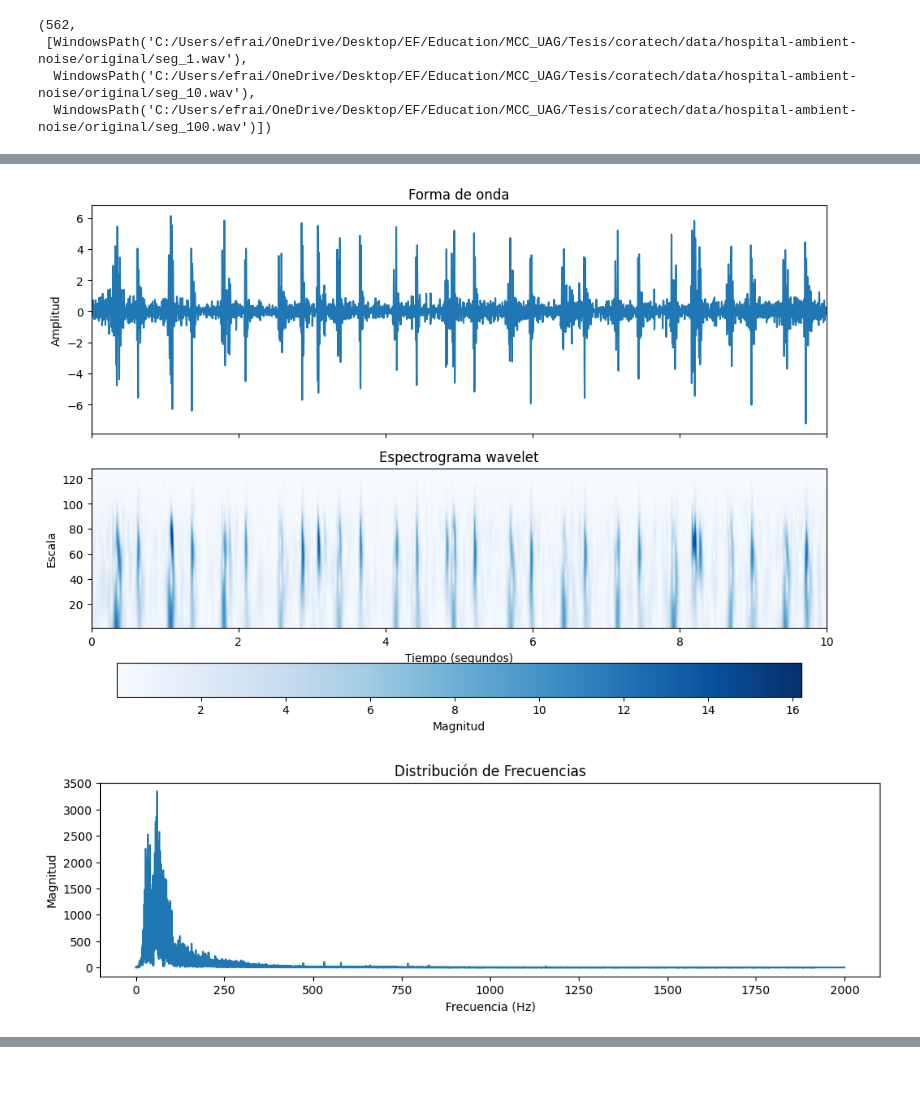
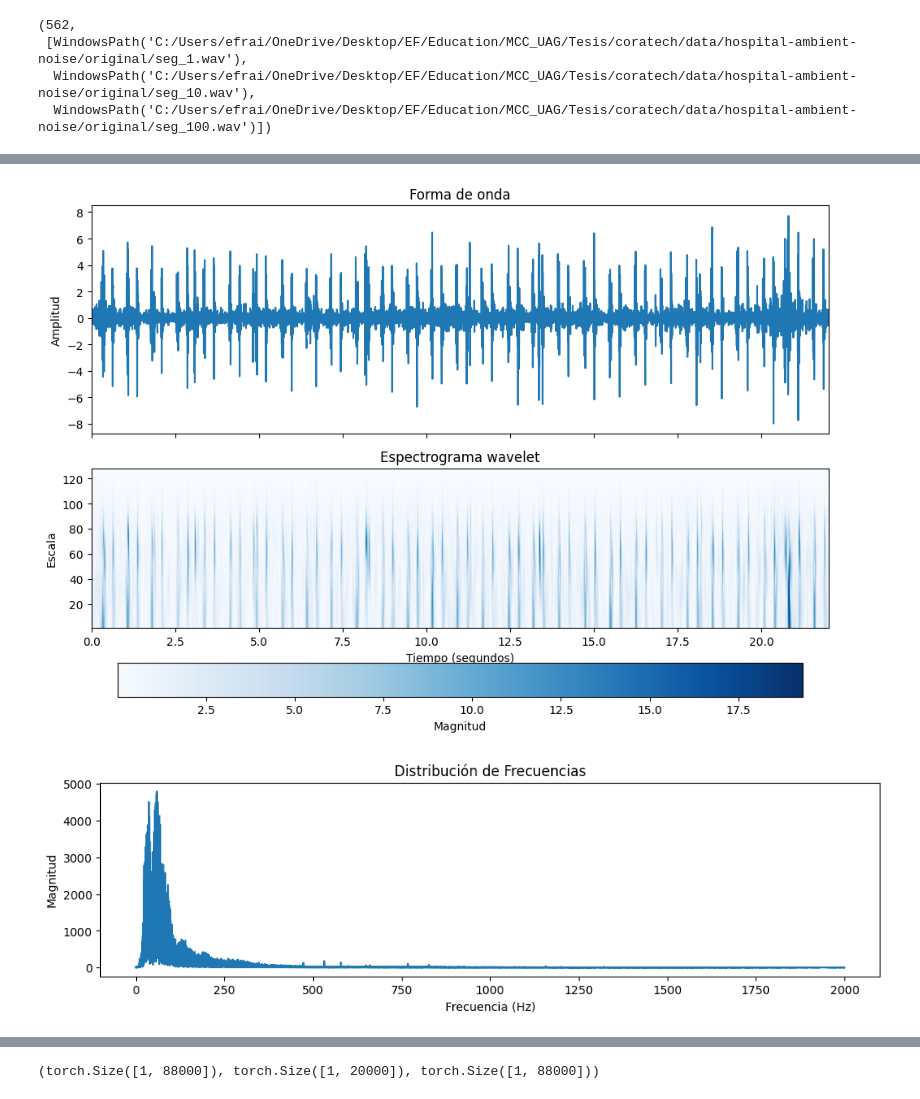
Before and after one commit to Afroefras/coratech, a Jupyter notebook: notebooks/hospital-ambient-noise/noiser.ipynb, the cells around one changed output, grey strips where cells are left out. Saved outputs shown, nothing was run; the diff lists cells and outputs as text; code cells hidden in the pictures.

```diff
--- a/notebooks/hospital-ambient-noise/noiser.ipynb
+++ b/notebooks/hospital-ambient-noise/noiser.ipynb
@@ -17,7 +17,7 @@ mobile.shape, stethos.shape, heartbeats_sample_rate
 (torch.Size([1, 456800]), torch.Size([1, 456800]), 4000)
 # %%
 START_AT = 3
-END_AT = START_AT + 10
+END_AT = START_AT + 22
 
 mobile_snippet = trim_audio(mobile, heartbeats_sample_rate, START_AT, END_AT)
 stethos_snippet = trim_audio(stethos, heartbeats_sample_rate, START_AT, END_AT)
@@ -25,5 +25,10 @@ stethos_snippet = trim_audio(stethos, heartbeats_sample_rate, START_AT, END_AT)
 mobile_snippet = standard_scale(mobile_snippet)
 stethos_snippet = standard_scale(stethos_snippet)
 
-compare_audios(mobile_snippet.squeeze(), stethos_snippet.squeeze(), heartbeats_sample_rate, offset=3)
+compare_audios(
+    mobile_snippet.squeeze(),
+    stethos_snippet.squeeze(),
+    heartbeats_sample_rate,
+    offset=10,
+)
 # %% [output]
@@ -63,12 +70,21 @@ New noise sample rate: 4000
 [interactive output not drawn]
 # %%
-plot_wavelet_spectrogram(mobile_snippet.numpy(), heartbeats_sample_rate, downsample_factor=1)
+plot_wavelet_spectrogram(
+    mobile_snippet.numpy(), heartbeats_sample_rate, downsample_factor=1
+)
 plot_audio_fft(mobile_snippet.numpy(), heartbeats_sample_rate)
 Audio(mobile_snippet, rate=heartbeats_sample_rate, autoplay=True)
 # %% [output]
-[figure, old version]
+[figure, new version]
-[figure, old version]
+[figure, new version]
 [interactive output not drawn]
+# %%
+repeat_factor = mobile_snippet.shape[-1] // noise.shape[-1] + 1
+repeated_noise = noise.repeat(1, repeat_factor)[:, : mobile_snippet.shape[-1]]
+
+mobile_snippet.shape, noise.shape, repeated_noise.shape
+# %% [output]
+(torch.Size([1, 88000]), torch.Size([1, 20000]), torch.Size([1, 88000]))
 # %%
 NOISE_VOL = 0.1
 
```
Also changed, not shown: parts of 4 cells of this notebook, 2 other files.
